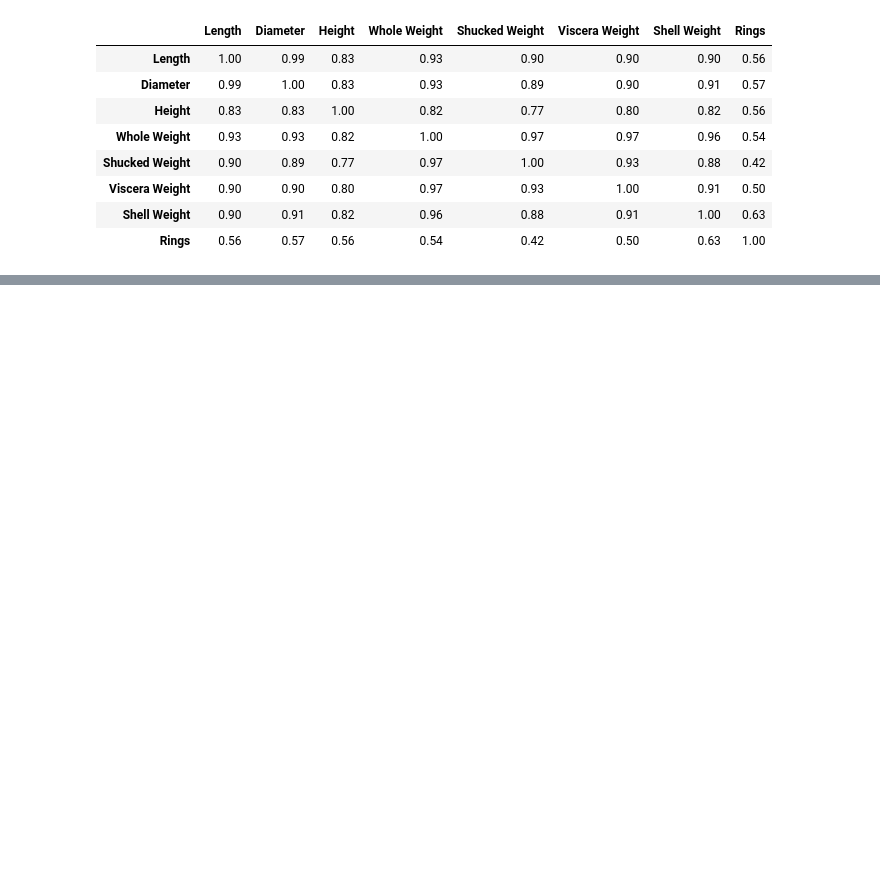
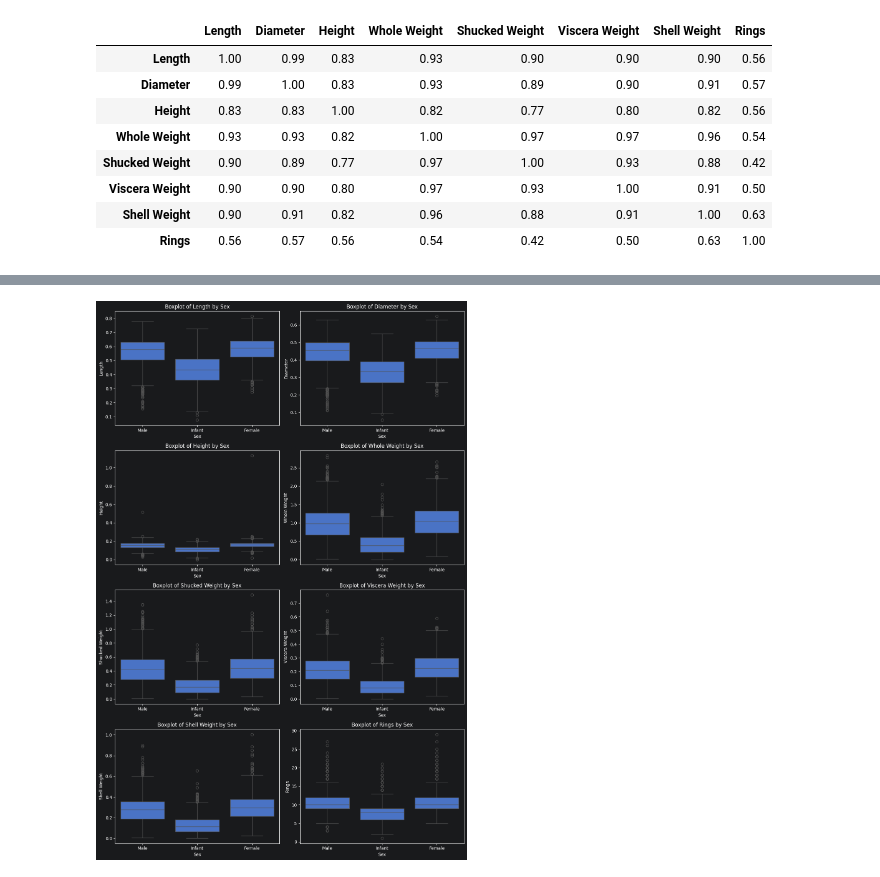
Before and after one commit to Julia257291/programming_in_python, a Jupyter notebook: Task_1.ipynb, the cells around one changed output, grey strips where cells are left out. Saved outputs shown, nothing was run; the diff lists cells and outputs as text; code cells hidden in the pictures; blank space fills up the shorter version.

```diff
--- a/Task_1.ipynb
+++ b/Task_1.ipynb
@@ -145,0 +189,21 @@ plt.show()
+# %%
+fig, axs = plt.subplots(4, 2, figsize=(12, 18))
+
+df_plot = df.replace({'Sex': {'M': 'Male', 'I': 'Infant', 'F': 'Female'}})
+
+for ax, col in zip(axs.flatten(), quantitative_var.columns):
+    sns.boxplot(
+        data=df_plot,
+        x='Sex',
+        y=col,
+        order=['Male', 'Infant', 'Female'],
+        ax=ax
+    )
+    ax.set_title(f'Boxplot of {col} by Sex')
+    ax.set_xlabel('Sex')
+    ax.set_ylabel(col)
+
+plt.tight_layout()
+plt.show()
+# %% [output]
+[figure, added]
```
Also changed, not shown: parts of 8 cells of this notebook.
